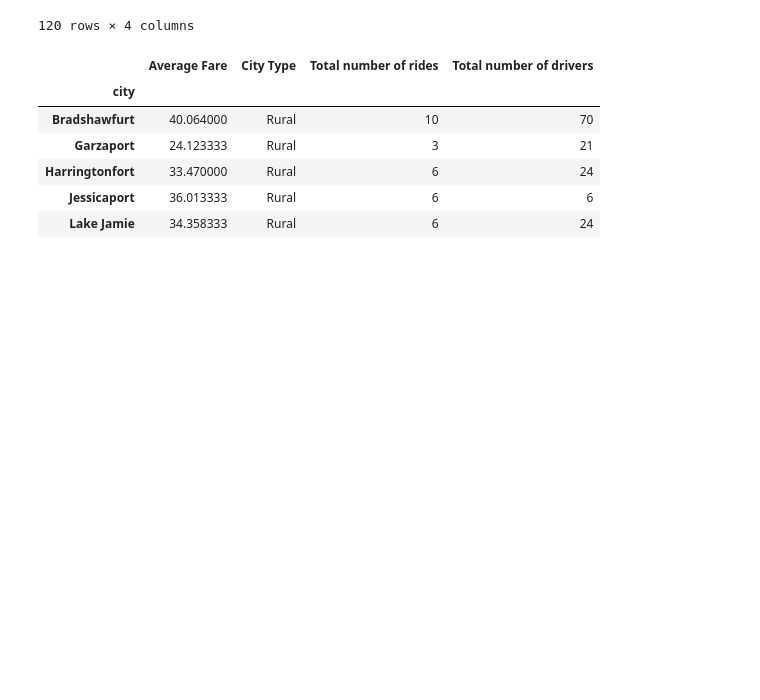
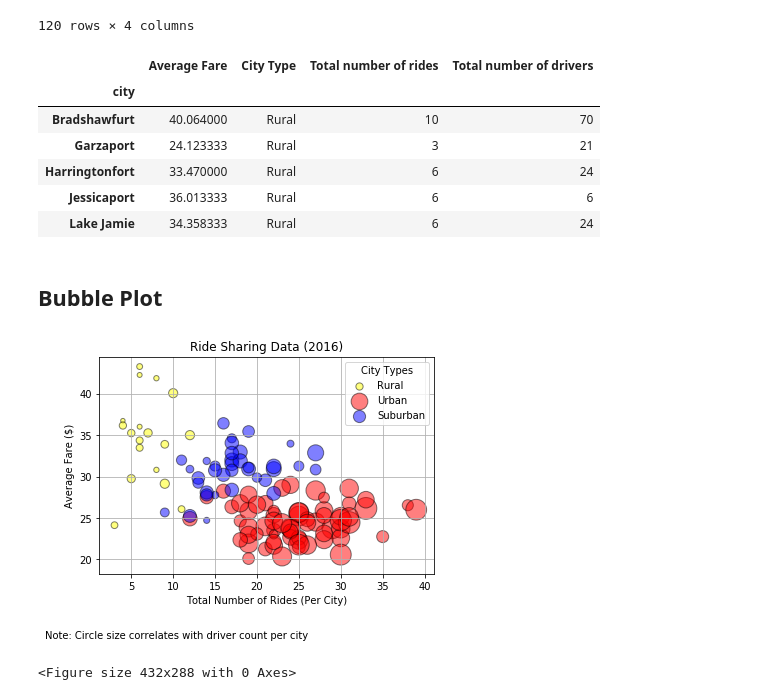
Before and after one commit to Justinmatt21/Ridesharing_Visualized, a Jupyter notebook: Graphing_Rideshare.ipynb, the cells around one changed output. Cells and saved outputs as stored; diff of their text form; code cells hidden in the pictures; blank space fills up the shorter version.

Commit message:
created scatter plot of cities by city type

```diff
--- a/Graphing_Rideshare.ipynb
+++ b/Graphing_Rideshare.ipynb
@@ -90,3 +90,29 @@ rural_df.head()
 | Harringtonfort | 33.470000 | Rural | 6 | 24 |
 | Jessicaport | 36.013333 | Rural | 6 | 6 |
 | Lake Jamie | 34.358333 | Rural | 6 | 24 |
+# %% [markdown]
+## Bubble Plot
+# %%
+# Building the scatter plots for each city type
+plt.scatter(rural_df['Total number of rides'], rural_df['Average Fare'], s=(np.sqrt(rural_df['Total number of drivers'])*10), marker="o", facecolors='Yellow', alpha=0.5, edgecolors="black")
+plt.scatter(urban_df['Total number of rides'], urban_df['Average Fare'], s=(np.sqrt(urban_df['Total number of drivers'])*10), marker="o", facecolors='Red', alpha=0.5, edgecolors="black")
+plt.scatter(suburban_df['Total number of rides'], suburban_df['Average Fare'], s=(np.sqrt(suburban_df['Total number of drivers'])*10), marker="o", facecolors='Blue', alpha=0.5, edgecolors="black")
+
+# Creating title, axis label, and legend
+City_Types = ["Rural", "Urban", "Suburban"]
+plt.title("Ride Sharing Data (2016)")
+plt.xlabel("Total Number of Rides (Per City)")
+plt.ylabel("Average Fare ($)")
+plt.grid()
+plt.legend(City_Types, title="City Types")
+
+# Incorporate a text label regarding circle size
+plt.figtext(0, -0.1, s='Note: Circle size correlates with driver count per city')
+
+fig1 = plt.gcf()
+plt.show()
+plt.draw()
+fig1.savefig('Rideshare_scatter_plot', dpi=150, bbox_inches = "tight")
+# %% [output]
+[figure, added]
+<Figure size 432x288 with 0 Axes>
```
Also changed, not shown: 1 other file.
